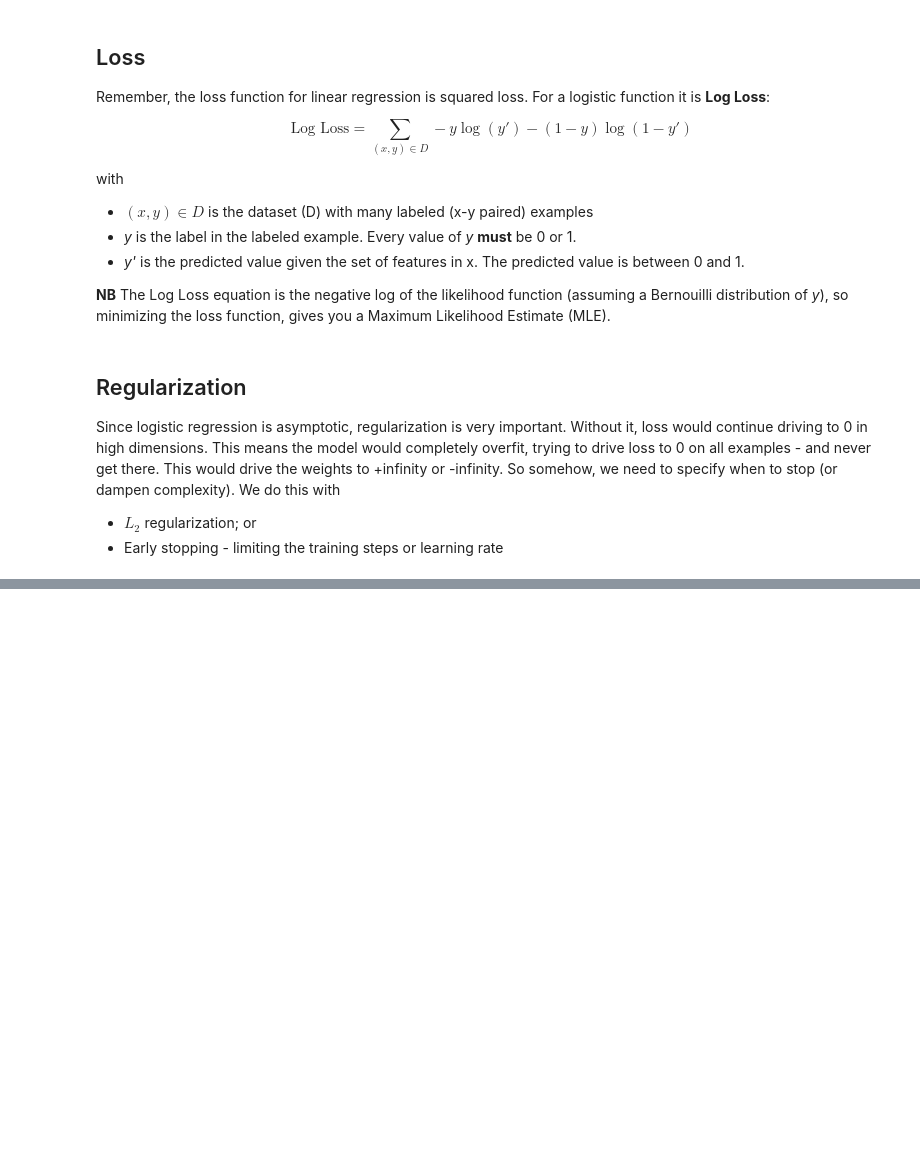
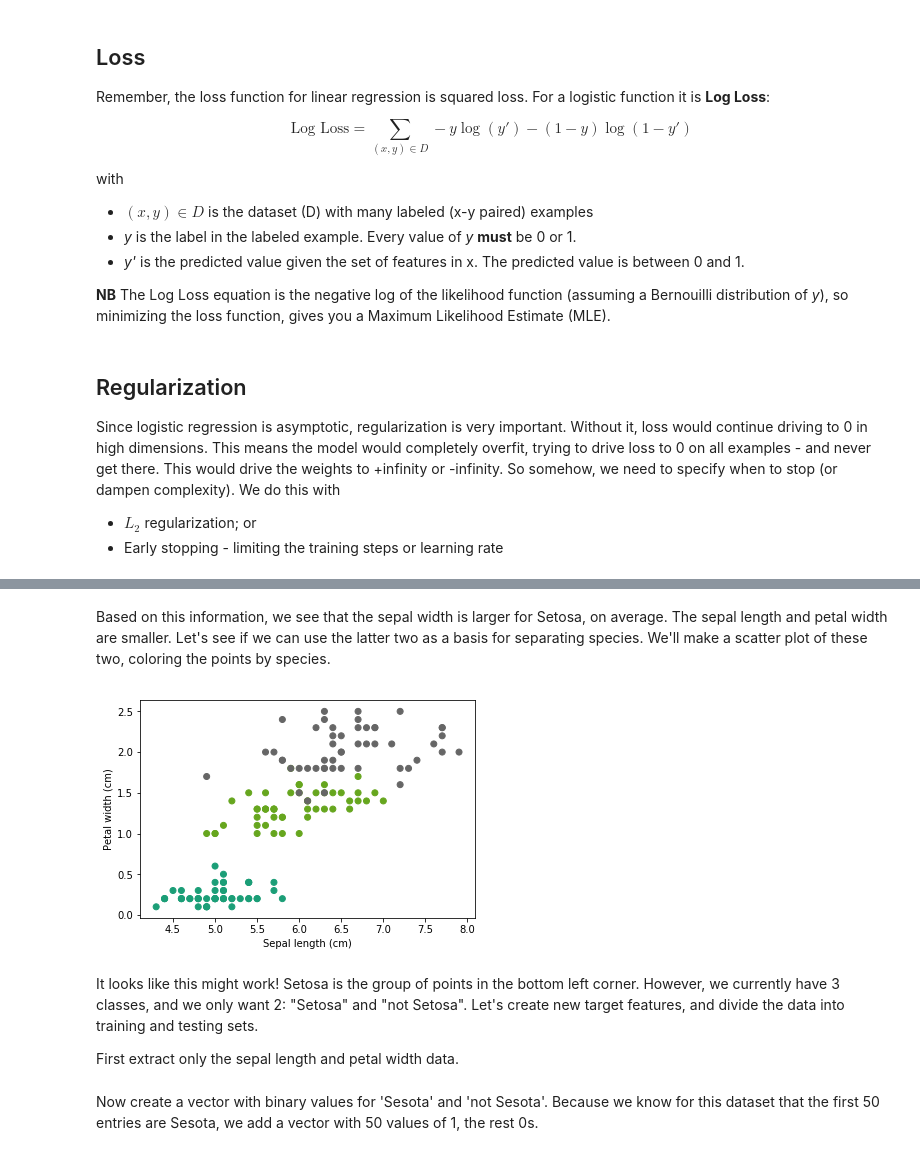
Before and after one commit to USDA-ARS-GBRU/ml-training-site, a Jupyter notebook: assets/nb-lessons/10_logistic_regression.ipynb, the cells around one changed output, grey strips where cells are left out. Drawn from its saved outputs; the diff is of its cells as text; code cells hidden in the pictures; blank space fills up the shorter version.

Commit message:
Added simple logistic regression example to lesson 10, based on the iris dataset

```diff
--- a/assets/nb-lessons/10_logistic_regression.ipynb
+++ b/assets/nb-lessons/10_logistic_regression.ipynb
@@ -103,0 +112,2 @@ Since logistic regression is asymptotic, regularization is very important. Witho
+# %%
+iris = load_iris()
@@ -103,0 +116,3 @@ Since logistic regression is asymptotic, regularization is very important. Witho
+# %%
+X = iris.data
+y = iris.target
@@ -103,0 +196,13 @@ Since logistic regression is asymptotic, regularization is very important. Witho
+# %% [markdown]
+Based on this information, we see that the sepal width is larger for Setosa, on average. The sepal length and petal width are smaller. Let's see if we can use the latter two as a basis for separating species. We'll make a scatter plot of these two, coloring the points by species.
+# %%
+plt.scatter(X[:,0], X[:,3], c = y, cmap = 'Dark2')
+plt.xlabel('Sepal length (cm)')
+plt.ylabel('Petal width (cm)')
+plt.show()
+# %% [output]
+[figure, added]
+# %% [markdown]
+It looks like this might work! Setosa is the group of points in the bottom left corner. However, we currently have 3 classes, and we only want 2: "Setosa" and "not Setosa". Let's create new target features, and divide the data into training and testing sets.
+
+First extract only the sepal length and petal width data.
@@ -103,0 +211,2 @@ Since logistic regression is asymptotic, regularization is very important. Witho
+# %% [markdown]
+Now create a vector with binary values for 'Sesota' and 'not Sesota'. Because we know for this dataset that the first 50 entries are Sesota, we add a vector with 50 values of 1, the rest 0s.
```
Also changed, not shown: parts of 39 cells of this notebook.
